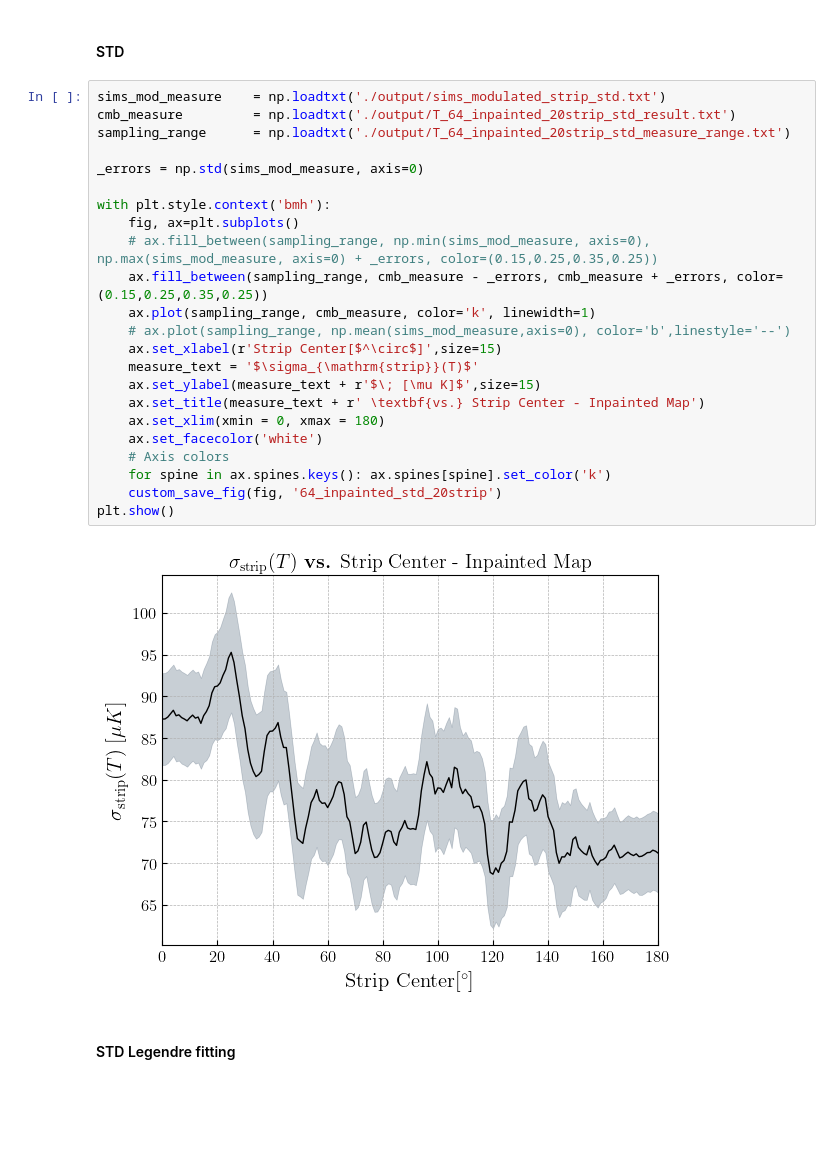
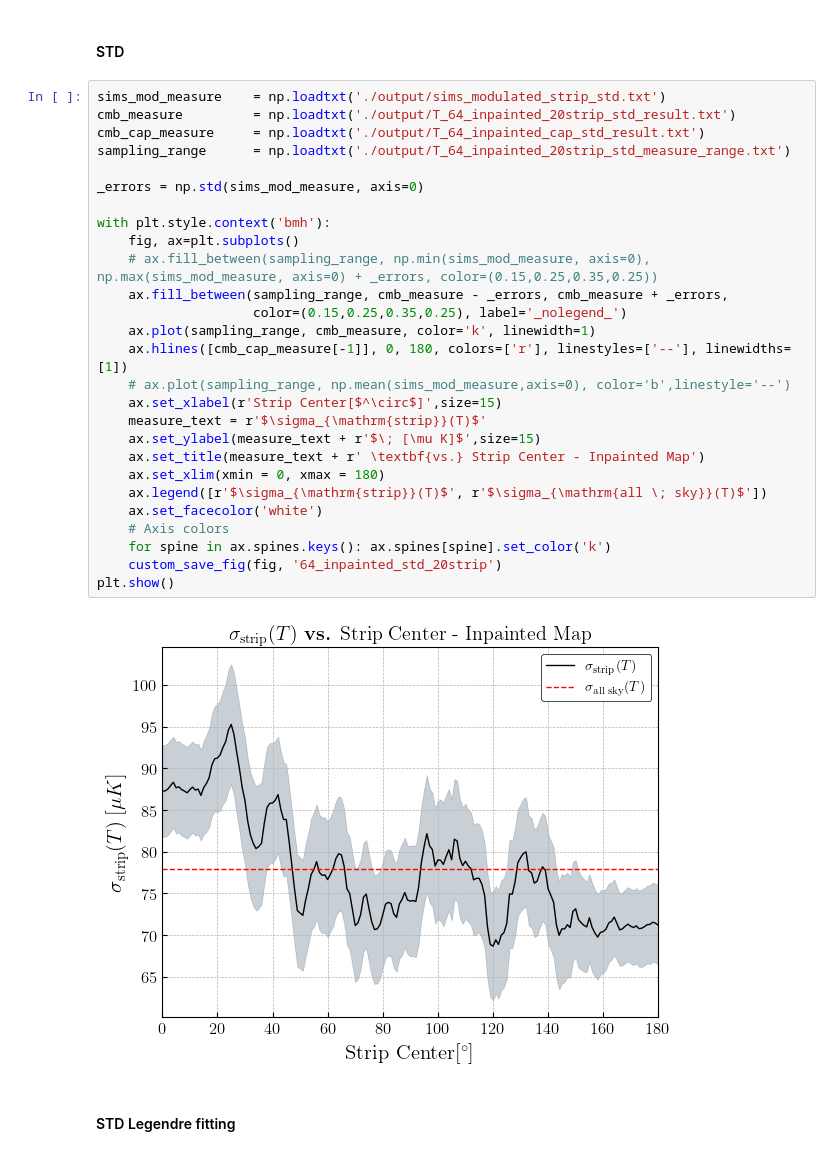
Before and after one commit to jamshidi3d/cmb_anomaly_detection, a Jupyter notebook: plotting.ipynb, the cells around one changed output. Saved outputs shown, nothing was run; the diff lists cells and outputs as text; blank space fills up the shorter version.

Commit message:
plotting all sky red lines

```diff
--- a/plotting.ipynb
+++ b/plotting.ipynb
@@ -346,28 +346,32 @@ plt.show()
 # %%
 sims_mod_measure    = np.loadtxt('./output/sims_modulated_strip_std.txt')
 cmb_measure         = np.loadtxt('./output/T_64_inpainted_20strip_std_result.txt')
+cmb_cap_measure     = np.loadtxt('./output/T_64_inpainted_cap_std_result.txt')
 sampling_range      = np.loadtxt('./output/T_64_inpainted_20strip_std_measure_range.txt')
 
 _errors = np.std(sims_mod_measure, axis=0)
 
 with plt.style.context('bmh'):
     fig, ax=plt.subplots()
     # ax.fill_between(sampling_range, np.min(sims_mod_measure, axis=0), np.max(sims_mod_measure, axis=0) + _errors, color=(0.15,0.25,0.35,0.25))
-    ax.fill_between(sampling_range, cmb_measure - _errors, cmb_measure + _errors, color=(0.15,0.25,0.35,0.25))
+    ax.fill_between(sampling_range, cmb_measure - _errors, cmb_measure + _errors,
+                    color=(0.15,0.25,0.35,0.25), label='_nolegend_')
     ax.plot(sampling_range, cmb_measure, color='k', linewidth=1)
+    ax.hlines([cmb_cap_measure[-1]], 0, 180, colors=['r'], linestyles=['--'], linewidths=[1])
     # ax.plot(sampling_range, np.mean(sims_mod_measure,axis=0), color='b',linestyle='--')
     ax.set_xlabel(r'Strip Center[$^\circ$]',size=15)
-    measure_text = '$\sigma_{\mathrm{strip}}(T)$'
+    measure_text = r'$\sigma_{\mathrm{strip}}(T)$'
     ax.set_ylabel(measure_text + r'$\; [\mu K]$',size=15)
     ax.set_title(measure_text + r' \textbf{vs.} Strip Center - Inpainted Map')
     ax.set_xlim(xmin = 0, xmax = 180)
+    ax.legend([r'$\sigma_{\mathrm{strip}}(T)$', r'$\sigma_{\mathrm{all \; sky}}(T)$'])
     ax.set_facecolor('white')
     # Axis colors
     for spine in ax.spines.keys(): ax.spines[spine].set_color('k')
     custom_save_fig(fig, '64_inpainted_std_20strip')
 plt.show()
 # %% [output]
-[figure, old version]
+[figure, new version]
 # %% [markdown]
 #### STD Legendre fitting
 # %%
```
Also changed, not shown: parts of 5 cells of this notebook.
